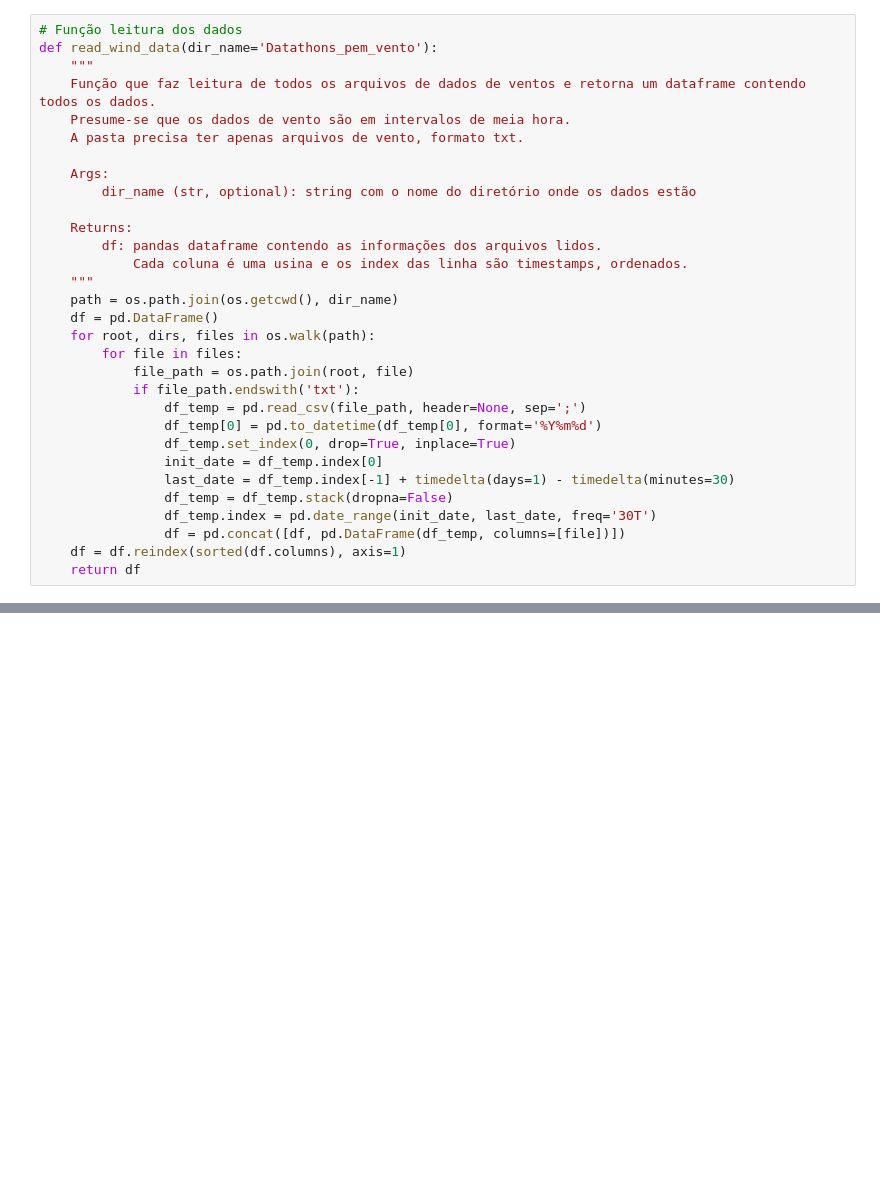
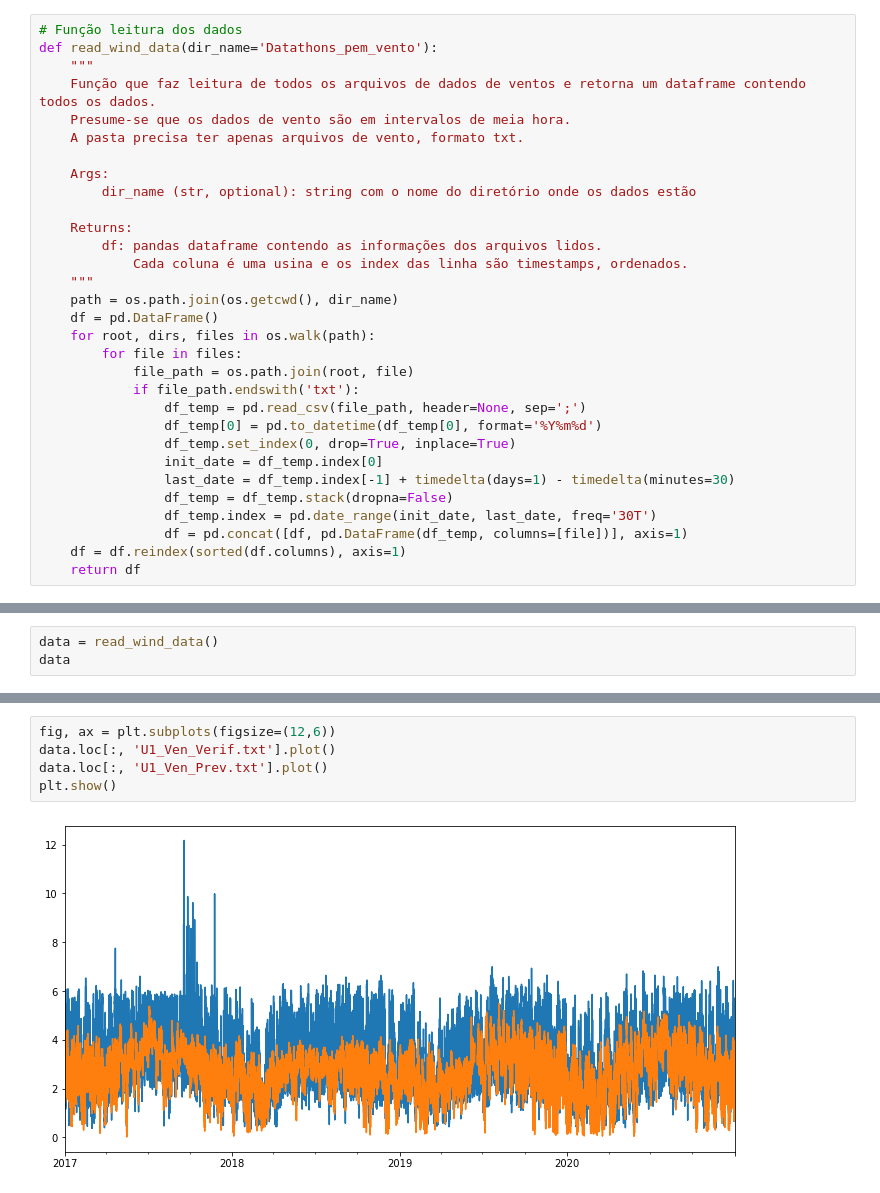
Before and after one commit to silasyl/DatathONS-Time2, a Jupyter notebook: Analise_SARIMAX.ipynb, the cells around one changed output, grey strips where cells are left out. Saved outputs shown, nothing was run; the diff lists cells and outputs as text; blank space fills up the shorter version.

Commit message:
Read function fixed

```diff
--- a/Analise_SARIMAX.ipynb
+++ b/Analise_SARIMAX.ipynb
@@ -31,6 +33,6 @@ def read_wind_data(dir_name='Datathons_pem_vento'):
                 last_date = df_temp.index[-1] + timedelta(days=1) - timedelta(minutes=30)
                 df_temp = df_temp.stack(dropna=False)
                 df_temp.index = pd.date_range(init_date, last_date, freq='30T')
-                df = pd.concat([df, pd.DataFrame(df_temp, columns=[file])])
+                df = pd.concat([df, pd.DataFrame(df_temp, columns=[file])], axis=1)
     df = df.reindex(sorted(df.columns), axis=1)
     return df
@@ -58,0 +39,3 @@ df.iloc[:,1].plot()
+# %%
+data = read_wind_data()
+data
@@ -58,0 +56,7 @@ df.iloc[:,1].plot()
+# %%
+fig, ax = plt.subplots(figsize=(12,6))
+data.loc[:, 'U1_Ven_Verif.txt'].plot()
+data.loc[:, 'U1_Ven_Prev.txt'].plot()
+plt.show()
+# %% [output]
+[figure, added]
```
Also changed, not shown: parts of 4 cells of this notebook.
